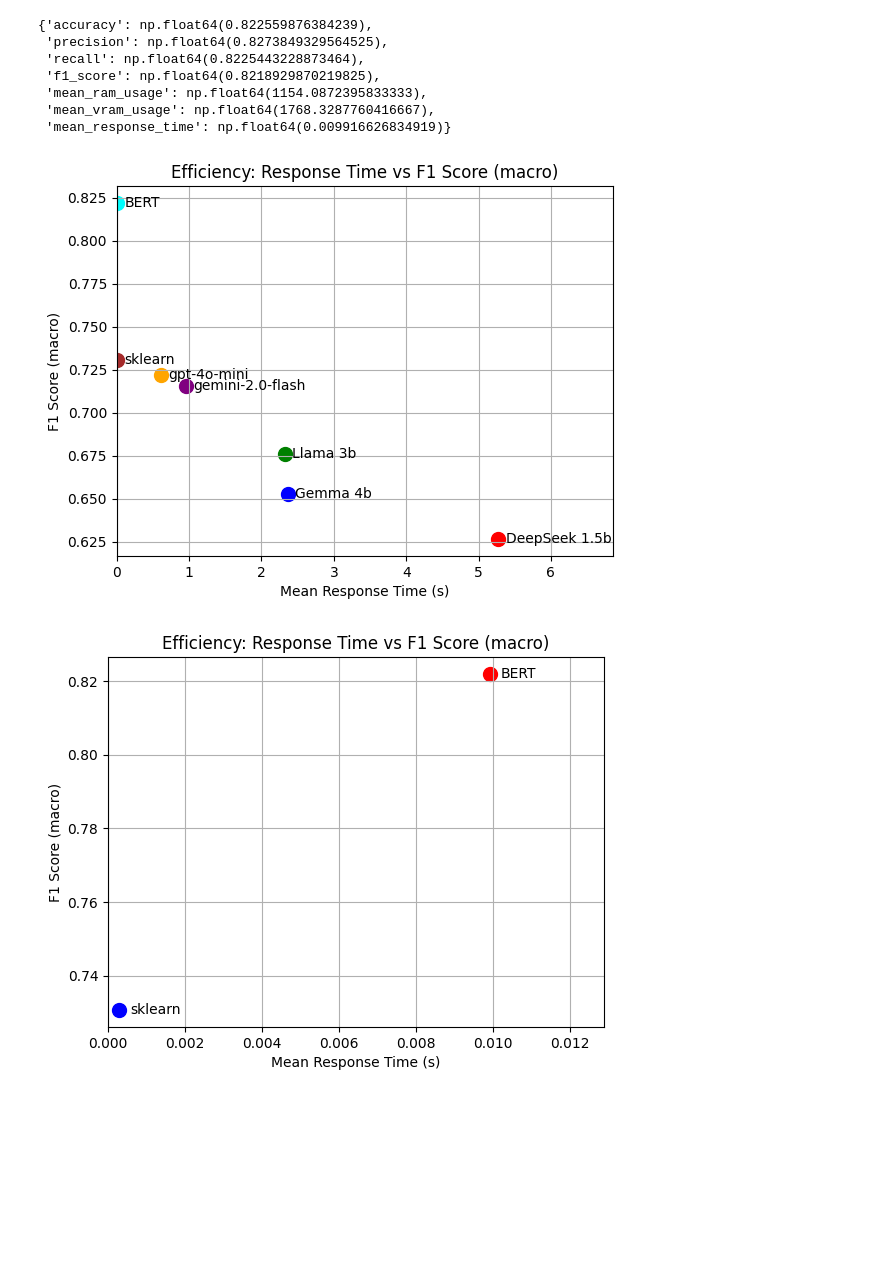
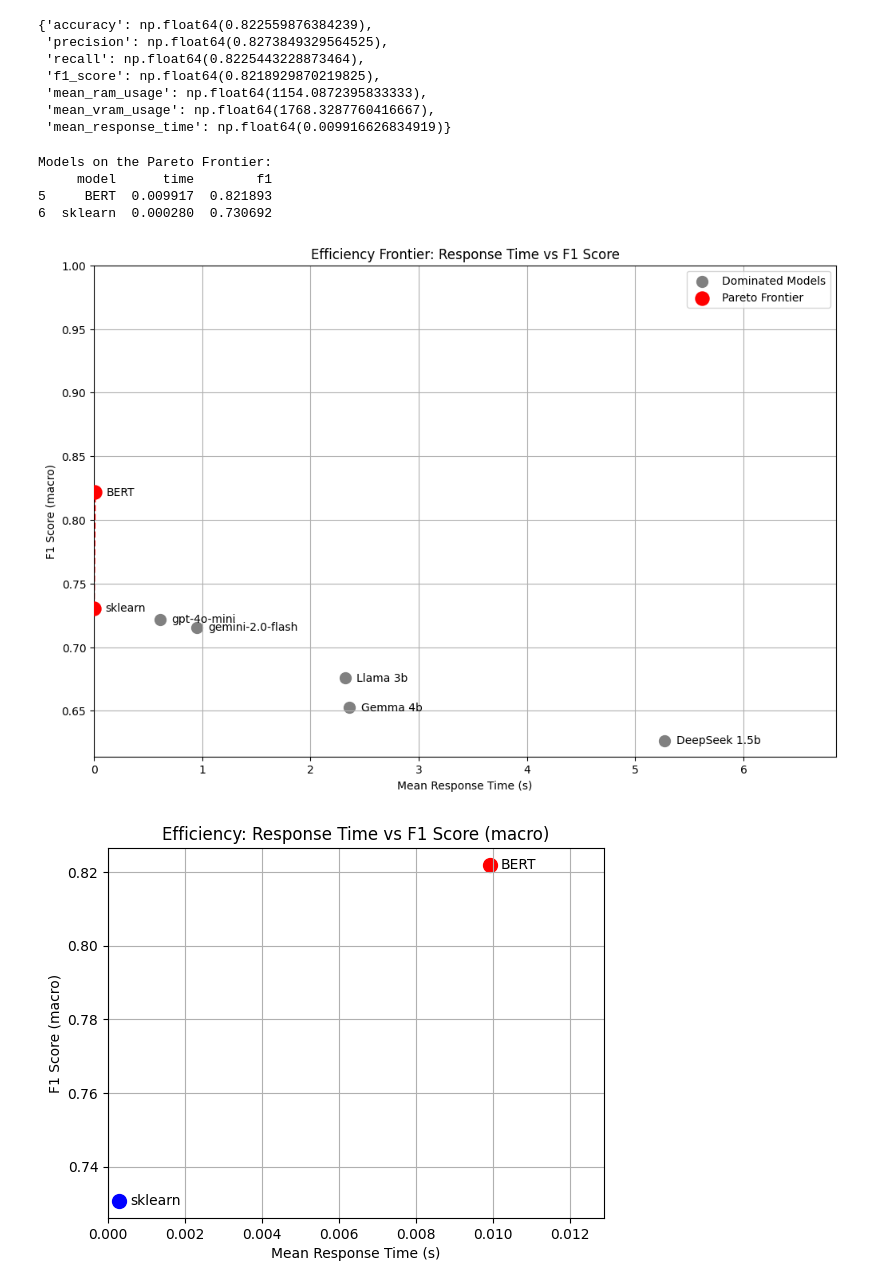
Before and after one commit to RafaelBastos44/TCC, a Jupyter notebook: text_classification/analysis/binary1/binary1.ipynb, the cells around one changed output. Saved outputs shown, nothing was run; the diff lists cells and outputs as text; code cells hidden in the pictures; blank space fills up the shorter version.

Commit message:
pareto partial

```diff
--- a/text_classification/analysis/binary1/binary1.ipynb
+++ b/text_classification/analysis/binary1/binary1.ipynb
@@ -228,31 +229,68 @@ results_bert_model
  'mean_response_time': np.float64(0.009916626834919)}
 # %%
 def plot_results(results):
+    # --- Original Data Preparation ---
     models = ['DeepSeek 1.5b', 'Gemma 4b', 'Llama 3b', 'gpt-4o-mini', 'gemini-2.0-flash', 'BERT', 'sklearn']
-    colors = ['red', 'blue', 'green', 'orange', 'purple', 'cyan', 'brown']
-
     mean_response_times = [result['mean_response_time'] for result in results]
     f1_scores = [result['f1_score'] for result in results]
 
-    offset = 0.1
+    # --- 1. Create a DataFrame for easy analysis ---
+    # The paretoset library works best with pandas DataFrames.
+    df = pd.DataFrame({
+        'model': models,
+        'time': mean_response_times,
+        'f1': f1_scores
+    })
 
-    for i in range(len(models)):
-        plt.scatter(mean_response_times[i], f1_scores[i], color=colors[i], s=100)
-        plt.text(mean_response_times[i] + offset, f1_scores[i], models[i], ha='left', va='center')
+    # --- 2. Calculate the Pareto Frontier ---
+    # We want to MINIMIZE time and MAXIMIZE f1 score.
+    # The paretoset function returns a boolean 'mask' to identify the optimal models.
+    is_on_frontier = paretoset(df[['time', 'f1']], sense=['min', 'max'])
 
-    xlim = max(mean_response_times)
+    # Use the mask to get a new DataFrame with only the frontier models.
+    frontier_df = df[is_on_frontier]
 
-    plt.xlim(left = 0, right = xlim + xlim * 0.3)
+    print("Models on the Pareto Frontier:")
+    print(frontier_df)
+
+    # --- 3. Plotting ---
+    plt.figure(figsize=(12, 8)) # Made figure larger for better readability
+
+    # Plot all models as grey points
+    plt.scatter(df['time'], df['f1'], color='grey', s=100, label='Dominated Models')
+
+    # Highlight the Pareto frontier models in red
+    plt.scatter(frontier_df['time'], frontier_df['f1'], color='red', s=150, zorder=5, label='Pareto Frontier')
+
+    # Draw a line connecting the frontier points for clarity
+    # Sort the frontier points by time to draw a proper line
+    frontier_df = frontier_df.sort_values(by='time')
+    plt.plot(frontier_df['time'], frontier_df['f1'], 'r--')
+
+    # Add labels to all points
+    offset = (max(mean_response_times) * 0.02) # Dynamic offset
+    for i, row in df.iterrows():
+        plt.text(row['time'] + offset, row['f1'], row['model'], ha='left', va='center')
+
+    # --- Formatting the plot ---
+    xlim_max = max(mean_response_times)
+    plt.xlim(left=0, right=xlim_max + xlim_max * 0.3)
+    plt.ylim(bottom=min(f1_scores) * 0.98, top=1.0) # Adjust y-axis to focus on the F1 range
     plt.xlabel('Mean Response Time (s)')
     plt.ylabel('F1 Score (macro)')
-    plt.title('Efficiency: Response Time vs F1 Score (macro)')
+    plt.title('Efficiency Frontier: Response Time vs F1 Score')
+    plt.legend()
     plt.grid(True)
 
     plt.show()
 
 plot_results([results_deepseek, results_gemma, results_llama, results_openai, results_gemini, results_bert_model, results_sklearn_model])
 # %% [output]
+Models on the Pareto Frontier:
+     model      time        f1
+5     BERT  0.009917  0.821893
+6  sklearn  0.000280  0.730692
-[figure, old version]
+[figure, new version]
 # %%
 def plot_results(results):
     models = ['BERT', 'sklearn']
```
Also changed, not shown: parts of 2 cells of this notebook, 1 other file.
